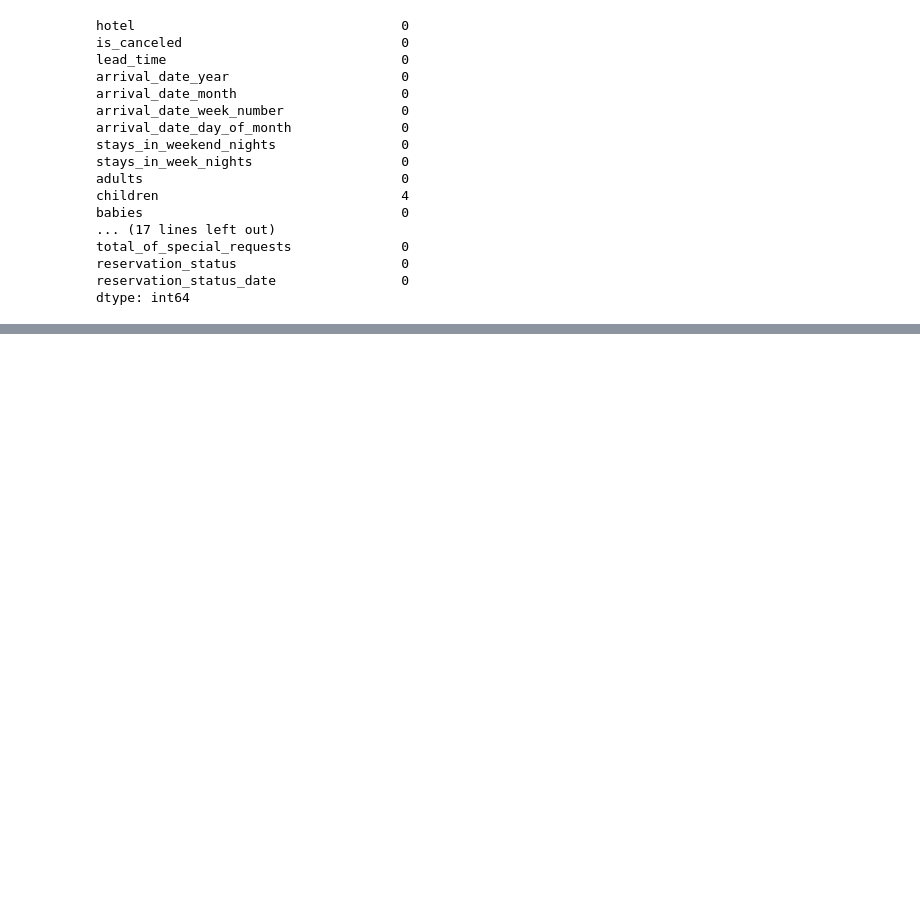
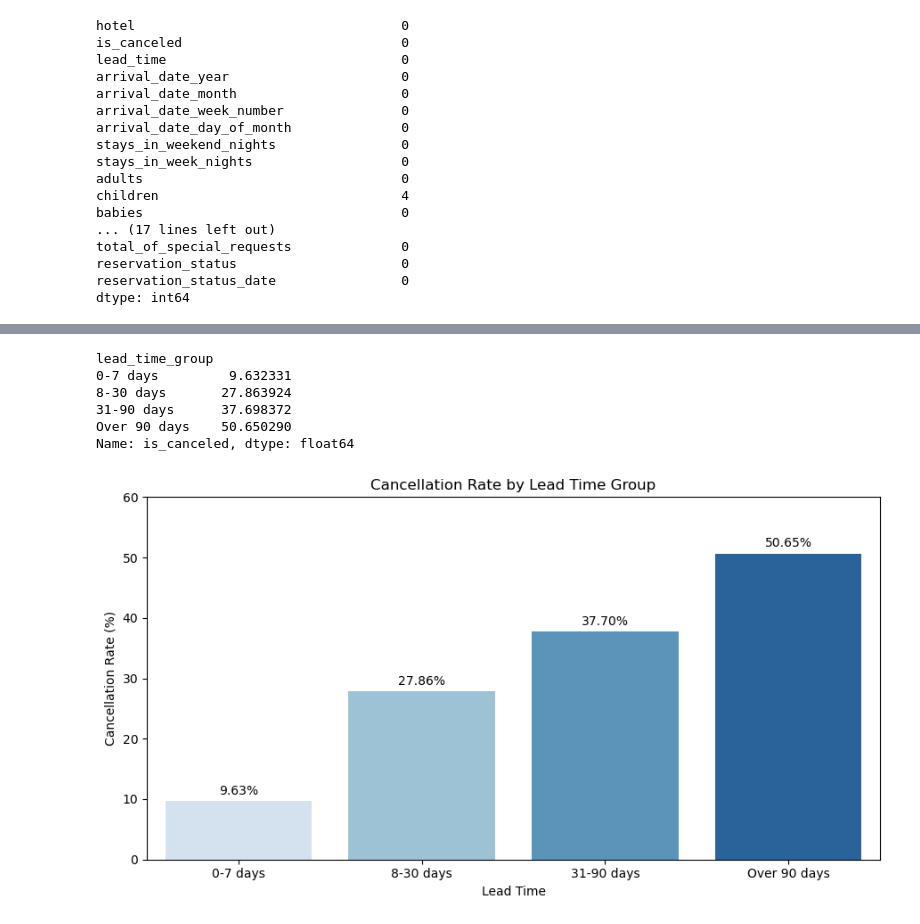
Before and after one commit to Saraseraji/hotel-booking-eda, a Jupyter notebook: hotel_revenue_cancellation_analysis.ipynb, the cells around one changed output, grey strips where cells are left out. Saved outputs shown, nothing was run; the diff lists cells and outputs as text; code cells hidden in the pictures; blank space fills up the shorter version.

```diff
--- a/hotel_revenue_cancellation_analysis.ipynb
+++ b/hotel_revenue_cancellation_analysis.ipynb
@@ -78,0 +2538,8 @@ dtype: int64
+# %%
+# Extract the month name from reservation status dates
+df['reservation_status_month'] = (
+    df['reservation_status_date'].dt.month_name()
+)
+
+# Count bookings by reservation status month
+df['reservation_status_month'].value_counts()
@@ -78,0 +3572,43 @@ dtype: int64
+# %%
+
+# Calculate cancellation rates by lead time group
+cancellation_by_lead_time = (
+    df.groupby('lead_time_group', observed=False)['is_canceled']
+    .mean()
+    .mul(100)
+)
+
+# Display the results in chronological order
+cancellation_by_lead_time
+# %% [output]
+lead_time_group
+0-7 days         9.632331
+8-30 days       27.863924
+31-90 days      37.698372
+Over 90 days    50.650290
+Name: is_canceled, dtype: float64
+# %%
+
+# Plot cancellation rates by lead time group
+plt.figure(figsize=(9, 5))
+
+ax = sns.barplot(
+    x=cancellation_by_lead_time.index,
+    y=cancellation_by_lead_time.values,
+    hue=cancellation_by_lead_time.index,
+    palette='Blues',
+    legend=False
+)
+
+# Add percentage labels above the bars
+for container in ax.containers:
+    ax.bar_label(container, fmt='%.2f%%', padding=3)
+
+plt.title('Cancellation Rate by Lead Time Group')
+plt.xlabel('Lead Time')
+plt.ylabel('Cancellation Rate (%)')
+plt.ylim(0, 60)
+plt.tight_layout()
+plt.show()
+# %% [output]
+[figure, added]
```
Also changed, not shown: parts of 222 cells of this notebook.
